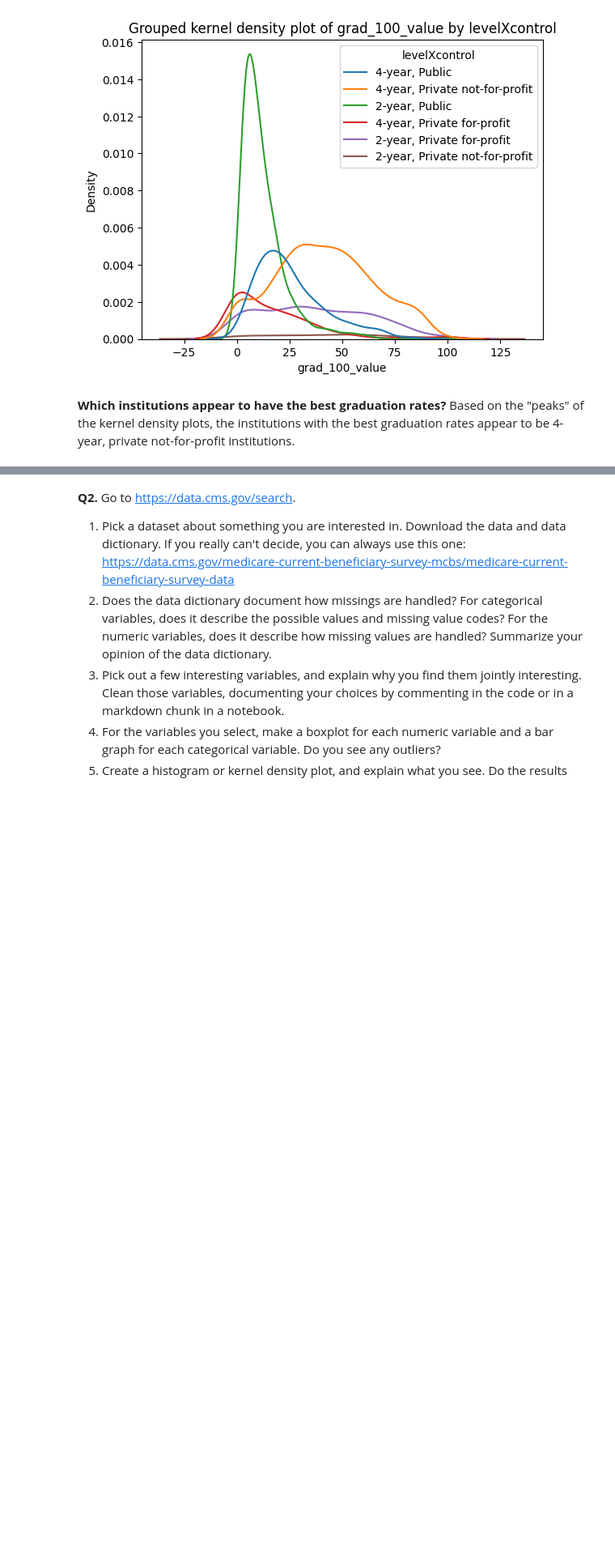
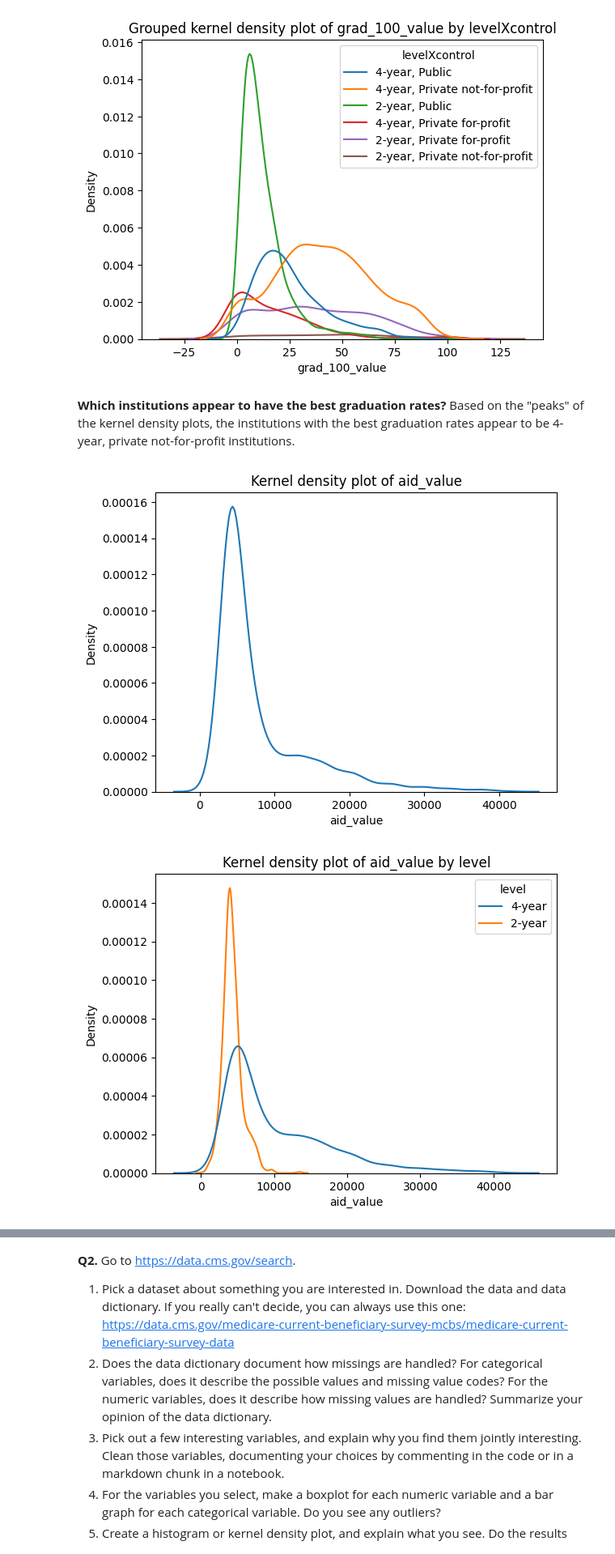
Before and after one commit to hasitanalluri/knn, a Jupyter notebook: assignment/assignment_visualization.ipynb, the cells around one changed output, grey strips where cells are left out. Shown at 81% size. Cells and saved outputs as stored; diff of their text form; code cells hidden in the pictures; blank space fills up the shorter version.

```diff
--- a/assignment/assignment_visualization.ipynb
+++ b/assignment/assignment_visualization.ipynb
@@ -167,3 +161,23 @@ plt.show()
 # %% [markdown]
 **Which institutions appear to have the best graduation rates?**
 Based on the "peaks" of the kernel density plots, the institutions with the best graduation rates appear to be 4-year, private not-for-profit institutions.
+# %%
+# 7
+# Make a kernel density plot of aid_value.
+sns.kdeplot(df['aid_value'])
+plt.title("Kernel density plot of aid_value")
+plt.show()
+
+# Now group your graph by level and control.
+sns.kdeplot(data=df, x='aid_value', hue='level')
+plt.title("Kernel density plot of aid_value by level")
+plt.show()
+
+sns.kdeplot(data=df, x='aid_value', hue="control")
+plt.title("Kernel density plot of aid_value by control")
+plt.show()
+
+# Use groupby and .describe to make grouped calculations of statistical descriptions of aid_value by level and control.
+# %% [output]
+[figure, added]
+[figure, added]
```
Also changed, not shown: parts of 5 cells of this notebook.
